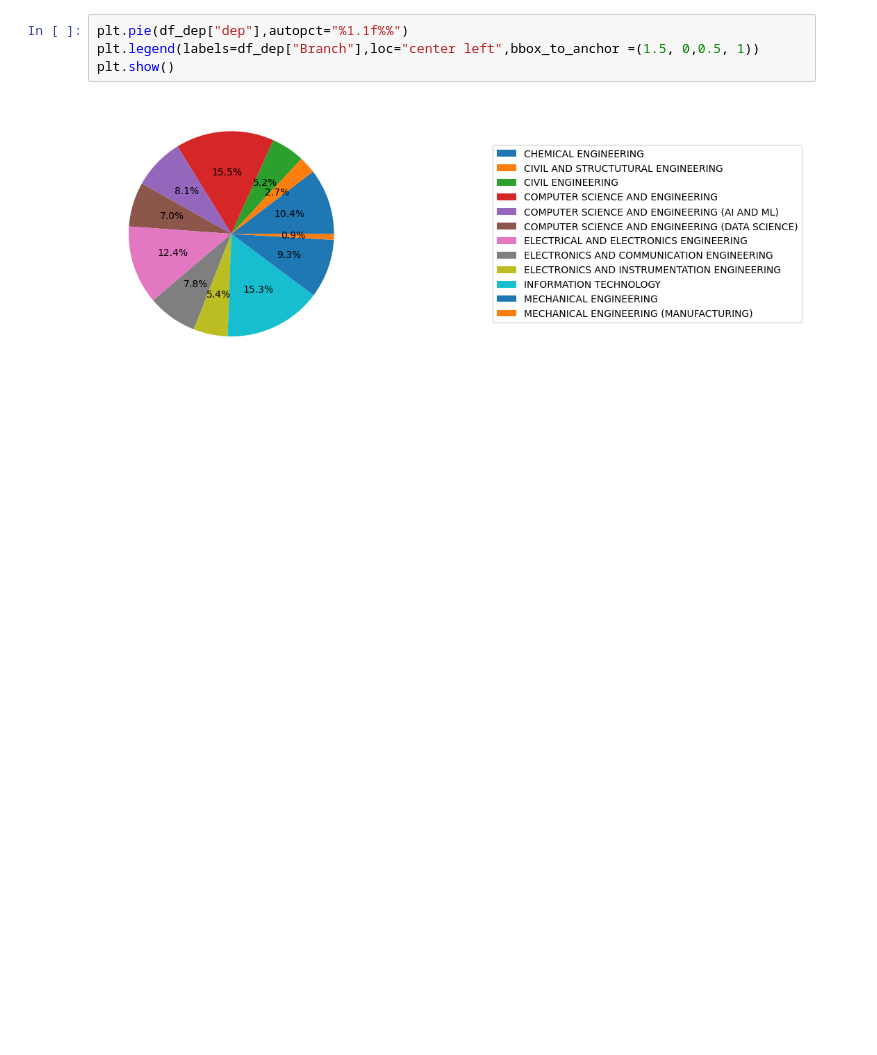
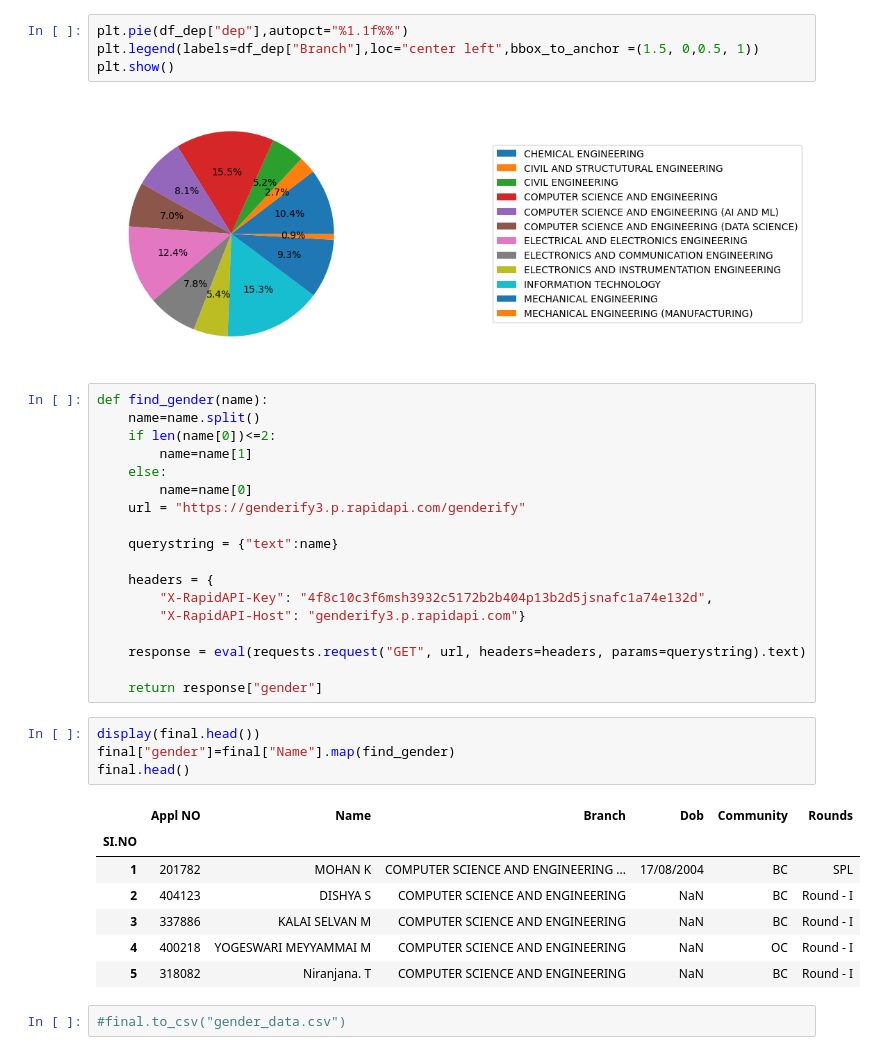
Before and after one commit to Rajadurai2/fun-programs-, a Jupyter notebook: AU.ipynb, the cells around one changed output. Saved outputs shown, nothing was run; the diff lists cells and outputs as text; blank space fills up the shorter version.

```diff
--- a/AU.ipynb
+++ b/AU.ipynb
@@ -103,3 +106,35 @@ plt.legend(labels=df_dep["Branch"],loc="center left",bbox_to_anchor =(1.5, 0,0.5
 plt.show()
 # %% [output]
 [figure]
+# %%
+def find_gender(name):
+    name=name.split()
+    if len(name[0])<=2:
+        name=name[1]
+    else:
+        name=name[0]
+    url = "https://genderify3.p.rapidapi.com/genderify"
+
+    querystring = {"text":name}
+
+    headers = {
+        "X-RapidAPI-Key": "4f8c10c3f6msh3932c5172b2b404p13b2d5jsnafc1a74e132d",
+        "X-RapidAPI-Host": "genderify3.p.rapidapi.com"}
+
+    response = eval(requests.request("GET", url, headers=headers, params=querystring).text)
+
+    return response["gender"]
+# %%
+display(final.head())
+final["gender"]=final["Name"].map(find_gender)
+final.head()
+# %% [output]
+|  | Appl NO | Name | Branch | Dob | Community | Rounds |
+| SI.NO |  |  |  |  |  |  |
+| 1 | 201782 | MOHAN K | COMPUTER SCIENCE AND ENGINEERING ... | 17/08/2004 | BC | SPL |
+| 2 | 404123 | DISHYA S | COMPUTER SCIENCE AND ENGINEERING | NaN | BC | Round - I |
+| 3 | 337886 | KALAI SELVAN M | COMPUTER SCIENCE AND ENGINEERING | NaN | BC | Round - I |
+| 4 | 400218 | YOGESWARI MEYYAMMAI M | COMPUTER SCIENCE AND ENGINEERING | NaN | OC | Round - I |
+| 5 | 318082 | Niranjana. T | COMPUTER SCIENCE AND ENGINEERING | NaN | BC | Round - I |
+# %%
+#final.to_csv("gender_data.csv")
```
Also changed, not shown: parts of 10 cells of this notebook.
